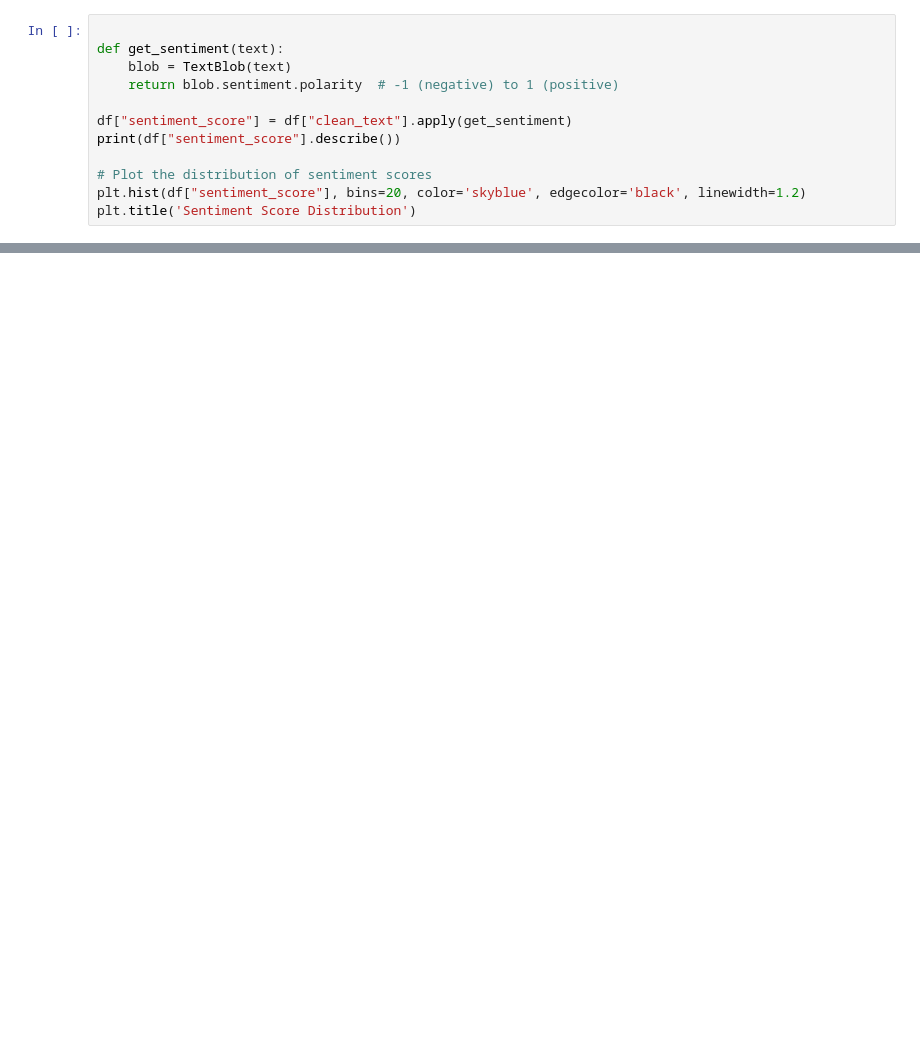
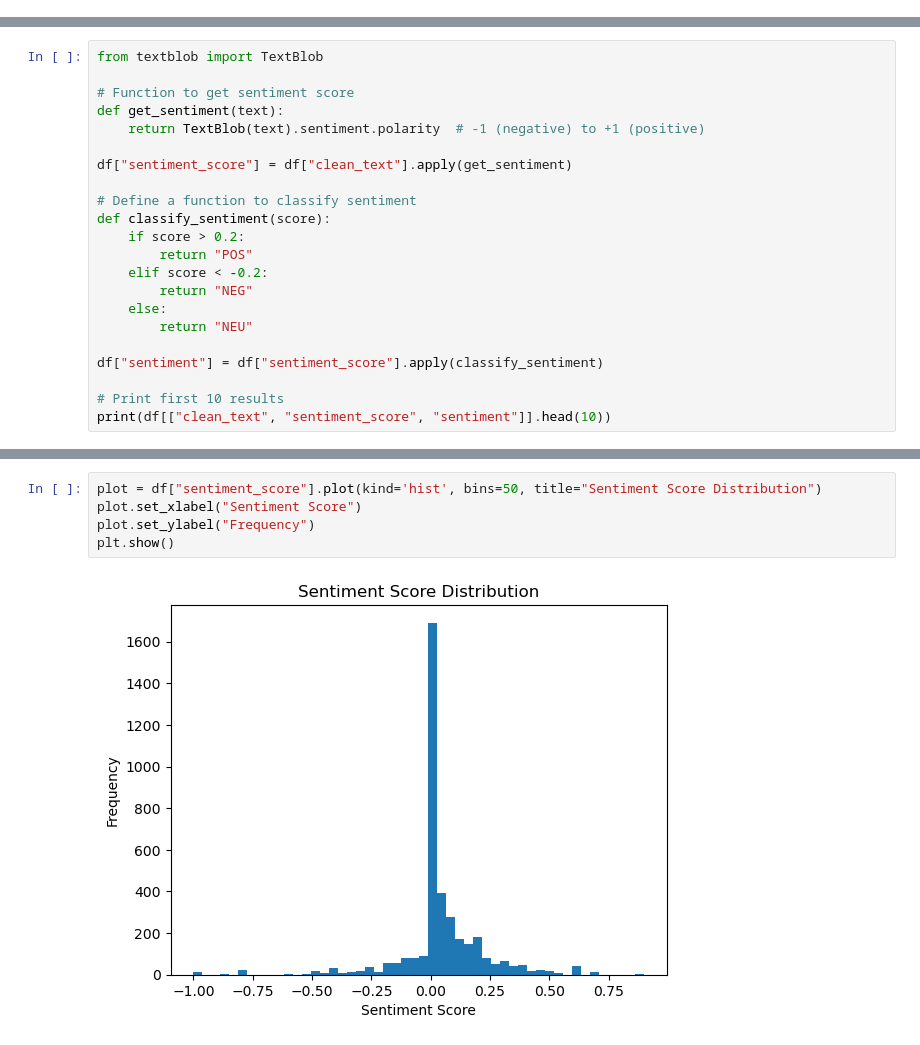
Before and after one commit to JAYCANGI/TFG, a Jupyter notebook: Models/models.ipynb, the cells around one changed output, grey strips where cells are left out. Saved outputs shown, nothing was run; the diff lists cells and outputs as text; blank space fills up the shorter version.

```diff
--- a/Models/models.ipynb
+++ b/Models/models.ipynb
@@ -62,13 +75 @@ memory usage: 269.6+ KB
 None
-# %%
-
-def get_sentiment(text):
-    blob = TextBlob(text)
-    return blob.sentiment.polarity  # -1 (negative) to 1 (positive)
-
-df["sentiment_score"] = df["clean_text"].apply(get_sentiment)
-print(df["sentiment_score"].describe())
-
-# Plot the distribution of sentiment scores
-plt.hist(df["sentiment_score"], bins=20, color='skyblue', edgecolor='black', linewidth=1.2)
-plt.title('Sentiment Score Distribution')
@@ -84,0 +80,22 @@ Name: sentiment_score, dtype: float64
+# %%
+from textblob import TextBlob
+
+# Function to get sentiment score
+def get_sentiment(text):
+    return TextBlob(text).sentiment.polarity  # -1 (negative) to +1 (positive)
+
+df["sentiment_score"] = df["clean_text"].apply(get_sentiment)
+
+# Define a function to classify sentiment
+def classify_sentiment(score):
+    if score > 0.2:
+        return "POS"
+    elif score < -0.2:
+        return "NEG"
+    else:
+        return "NEU"
+
+df["sentiment"] = df["sentiment_score"].apply(classify_sentiment)
+
+# Print first 10 results
+print(df[["clean_text", "sentiment_score", "sentiment"]].head(10))
@@ -84,0 +132,7 @@ Name: sentiment_score, dtype: float64
+# %%
+plot = df["sentiment_score"].plot(kind='hist', bins=50, title="Sentiment Score Distribution")
+plot.set_xlabel("Sentiment Score")
+plot.set_ylabel("Frequency")
+plt.show()
+# %% [output]
+[figure, added]
```
Also changed, not shown: parts of 44 cells of this notebook, 4 other files.
